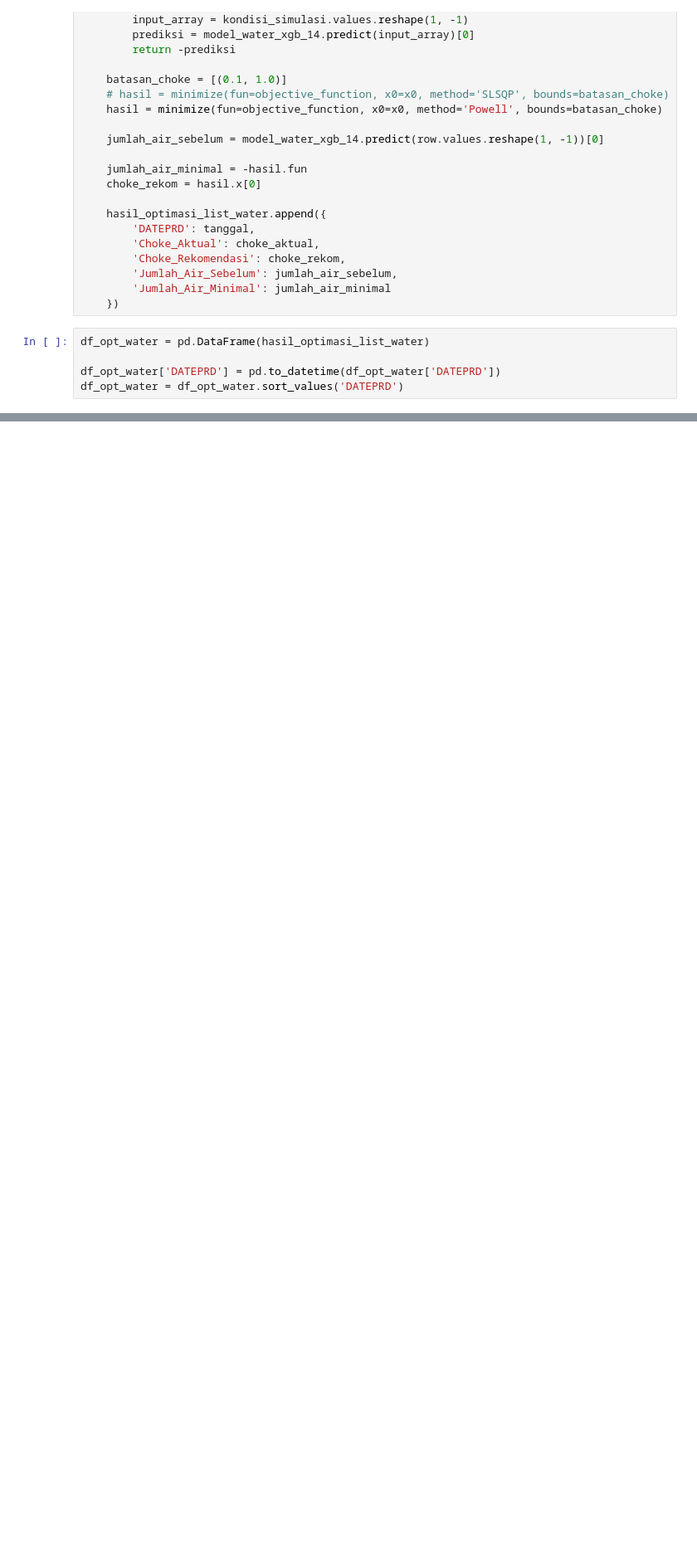
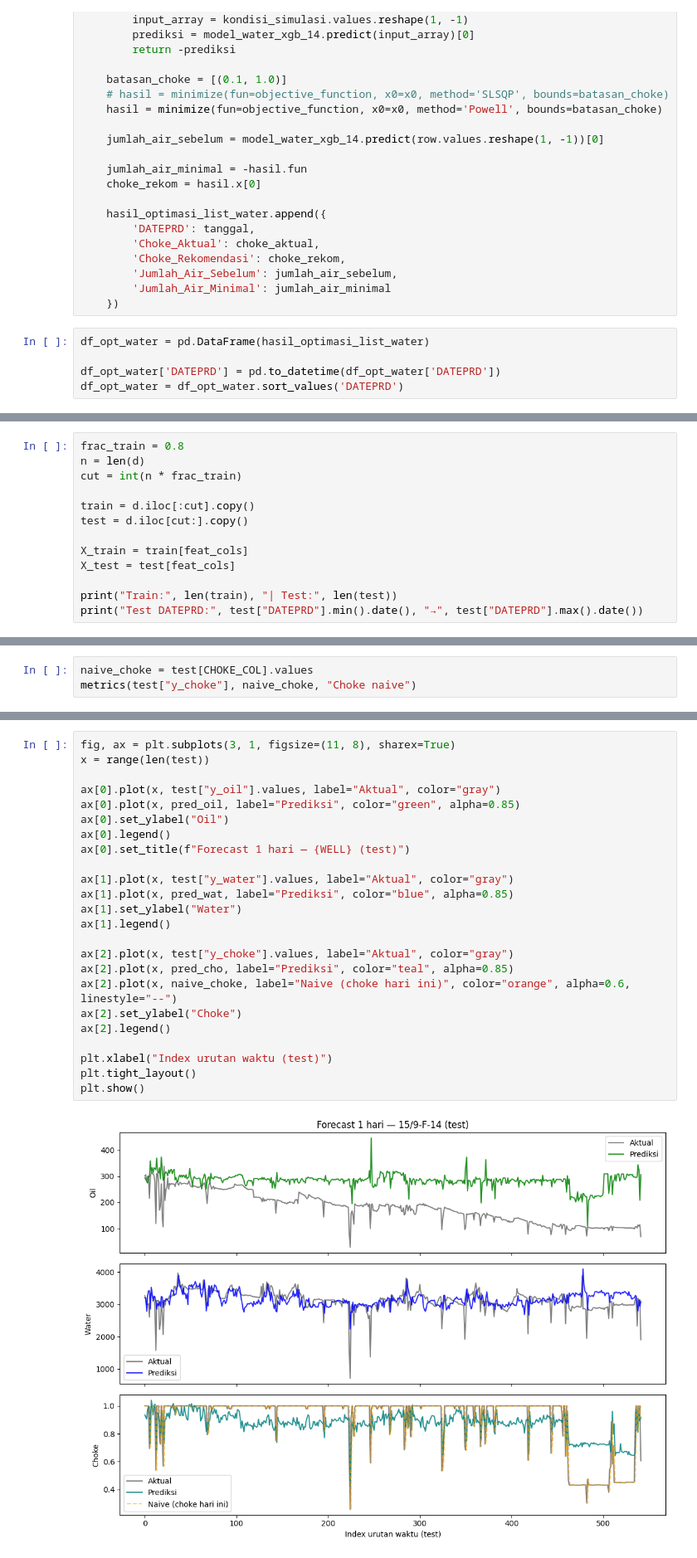
Before and after one commit to alghifrz/choke_optimization, a Jupyter notebook: code_XGBoost.ipynb, the cells around one changed output, grey strips where cells are left out. Shown at 83% size. Cells and saved outputs as stored; diff of their text form; blank space fills up the shorter version.

```diff
--- a/code_XGBoost.ipynb
+++ b/code_XGBoost.ipynb
@@ -978,0 +1064,13 @@ Sedang menguji metode: COBYLA...
+# %%
+frac_train = 0.8
+n = len(d)
+cut = int(n * frac_train)
+
+train = d.iloc[:cut].copy()
+test = d.iloc[cut:].copy()
+
+X_train = train[feat_cols]
+X_test = test[feat_cols]
+
+print("Train:", len(train), "| Test:", len(test))
+print("Test DATEPRD:", test["DATEPRD"].min().date(), "→", test["DATEPRD"].max().date())
@@ -978,0 +1113,3 @@ Sedang menguji metode: COBYLA...
+# %%
+naive_choke = test[CHOKE_COL].values
+metrics(test["y_choke"], naive_choke, "Choke naive")
@@ -978,0 +1119,26 @@ Sedang menguji metode: COBYLA...
+# %%
+fig, ax = plt.subplots(3, 1, figsize=(11, 8), sharex=True)
+x = range(len(test))
+
+ax[0].plot(x, test["y_oil"].values, label="Aktual", color="gray")
+ax[0].plot(x, pred_oil, label="Prediksi", color="green", alpha=0.85)
+ax[0].set_ylabel("Oil")
+ax[0].legend()
+ax[0].set_title(f"Forecast 1 hari — {WELL} (test)")
+
+ax[1].plot(x, test["y_water"].values, label="Aktual", color="gray")
+ax[1].plot(x, pred_wat, label="Prediksi", color="blue", alpha=0.85)
+ax[1].set_ylabel("Water")
+ax[1].legend()
+
+ax[2].plot(x, test["y_choke"].values, label="Aktual", color="gray")
+ax[2].plot(x, pred_cho, label="Prediksi", color="teal", alpha=0.85)
+ax[2].plot(x, naive_choke, label="Naive (choke hari ini)", color="orange", alpha=0.6, linestyle="--")
+ax[2].set_ylabel("Choke")
+ax[2].legend()
+
+plt.xlabel("Index urutan waktu (test)")
+plt.tight_layout()
+plt.show()
+# %% [output]
+[figure, added]
```
Also changed, not shown: parts of 15 cells of this notebook, 1 other file.
